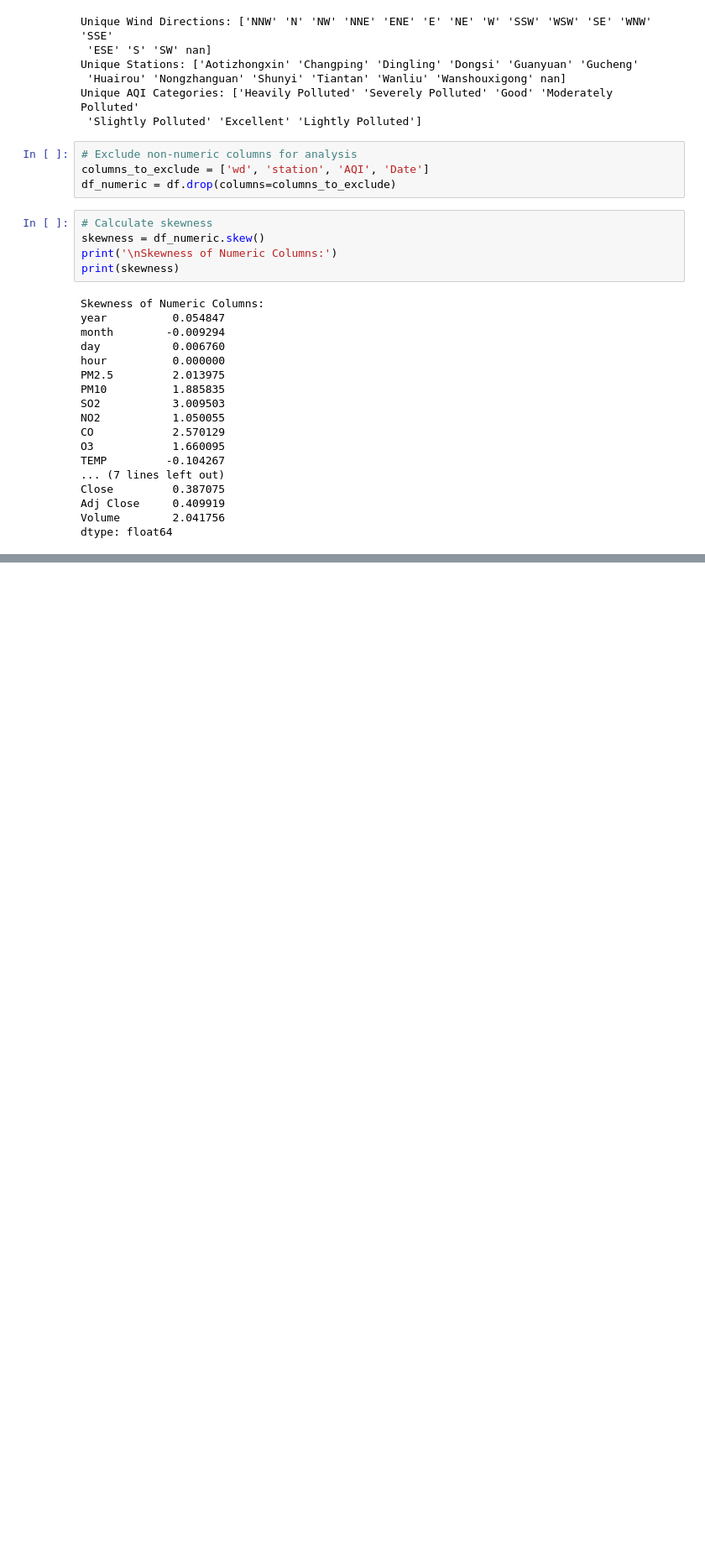
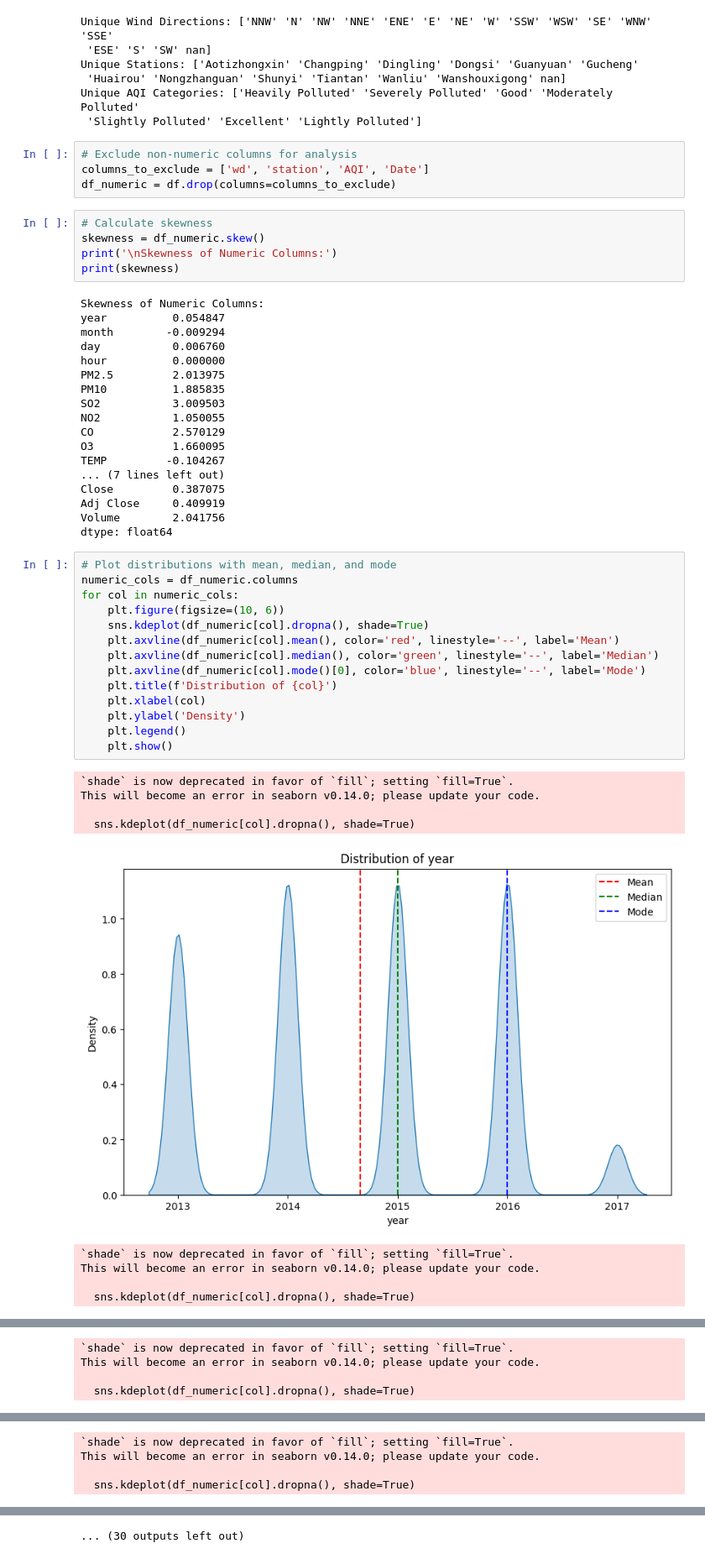
Before and after one commit to premkumarthimmagalla/AQI-App, a Jupyter notebook: st20313528.ipynb, the cells around one changed output, grey strips where cells are left out. Shown at 84% size. Cells and saved outputs as stored; diff of their text form; blank space fills up the shorter version.

Commit message:
Added KDE plots for all numeric variables

```diff
--- a/st20313528.ipynb
+++ b/st20313528.ipynb
@@ -223,3 +223,27 @@ Close         0.387075
 Adj Close     0.409919
 Volume        2.041756
 dtype: float64
+# %%
+# Plot distributions with mean, median, and mode
+numeric_cols = df_numeric.columns
+for col in numeric_cols:
+    plt.figure(figsize=(10, 6))
+    sns.kdeplot(df_numeric[col].dropna(), shade=True)
+    plt.axvline(df_numeric[col].mean(), color='red', linestyle='--', label='Mean')
+    plt.axvline(df_numeric[col].median(), color='green', linestyle='--', label='Median')
+    plt.axvline(df_numeric[col].mode()[0], color='blue', linestyle='--', label='Mode')
+    plt.title(f'Distribution of {col}')
+    plt.xlabel(col)
+    plt.ylabel('Density')
+    plt.legend()
+    plt.show()
+# %% [output]
+`shade` is now deprecated in favor of `fill`; setting `fill=True`.
+This will become an error in seaborn v0.14.0; please update your code.
+
+  sns.kdeplot(df_numeric[col].dropna(), shade=True)
+[figure, added]
+`shade` is now deprecated in favor of `fill`; setting `fill=True`.
+This will become an error in seaborn v0.14.0; please update your code.
+
+  sns.kdeplot(df_numeric[col].dropna(), shade=True)
@@ -225,0 +251,4 @@ dtype: float64
+`shade` is now deprecated in favor of `fill`; setting `fill=True`.
+This will become an error in seaborn v0.14.0; please update your code.
+
+  sns.kdeplot(df_numeric[col].dropna(), shade=True)
@@ -225,0 +256,4 @@ dtype: float64
+`shade` is now deprecated in favor of `fill`; setting `fill=True`.
+This will become an error in seaborn v0.14.0; please update your code.
+
+  sns.kdeplot(df_numeric[col].dropna(), shade=True)
@@ -225,0 +271 @@ dtype: float64
+... (30 outputs left out)
```
Also changed, not shown: parts of 1 cell of this notebook.
